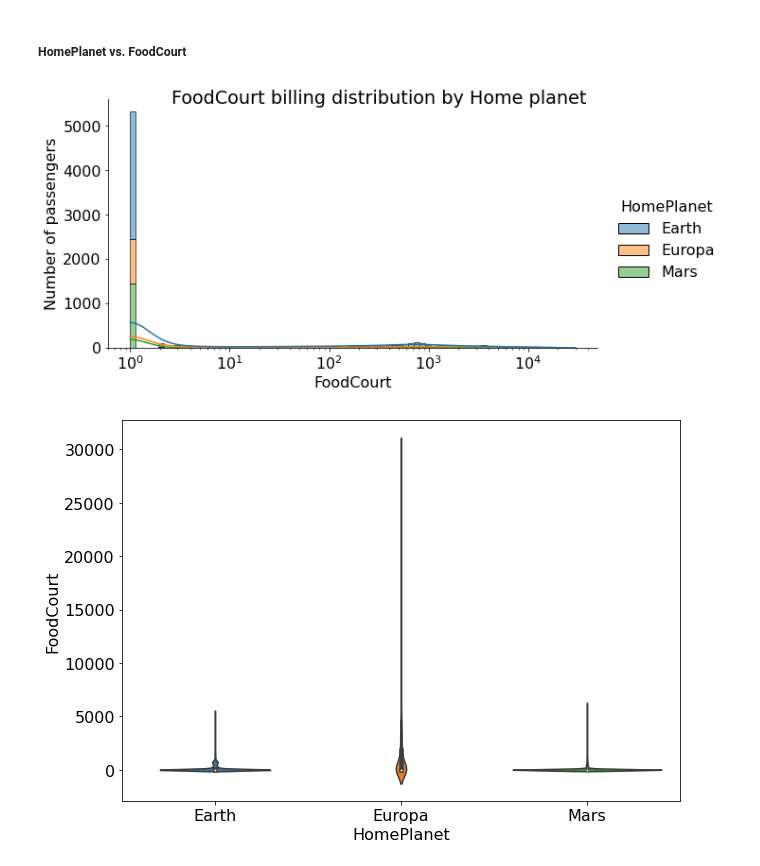
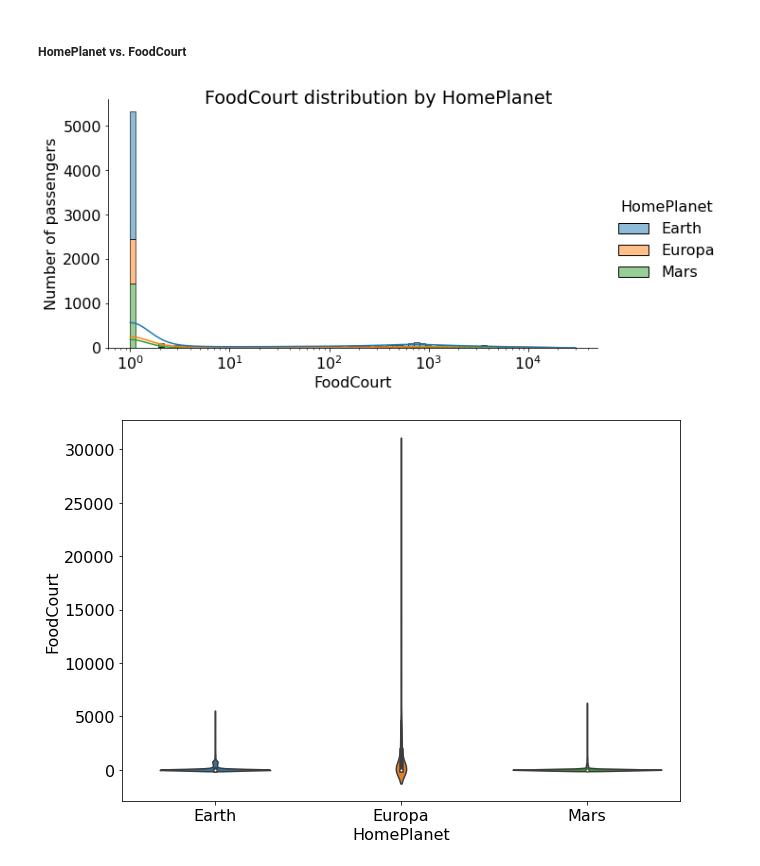
Before and after one commit to ParalogyX/spaceship_titanic, a Jupyter notebook: EDA.ipynb, the cells around one changed output. Drawn from its saved outputs; the diff is of its cells as text; code cells hidden in the pictures.

```diff
--- a/EDA.ipynb
+++ b/EDA.ipynb
@@ -749,14 +771,10 @@ Reject Null Hypothesis
 Null hypothesis is rejected. From plots we can see, that while passengers from Earth moslty didn't spend money on Room service, individual travellers from Europa and Mars spent much more.
 # %% [markdown]
 ##### HomePlanet vs. FoodCourt
-# %%
-df['FoodCourt'] = df['FoodCourt'] + 1   # To avoid error on log_scale
-g = sns.displot(df, x='FoodCourt', kde=True, bins=80, color = 'royalblue', height=4.75, aspect=1.83, hue='HomePlanet', multiple="stack", log_scale=(True,False))
-df['FoodCourt'] = df['FoodCourt'] - 1   # Restore values
-g.set_axis_labels("FoodCourt", "Number of passengers")
-g.fig.suptitle("FoodCourt billing distribution by Home planet");
-# %% [output]
-[figure, removed]
+# %%
+group_displot(('FoodCourt', 'HomePlanet'), log_scales=(True,False))
+# %% [output]
+[figure, added]
 # %%
 ax = sns.violinplot(x='HomePlanet', y='FoodCourt', data=df)
 # %% [output]
```
Also changed, not shown: parts of 384 cells of this notebook.
